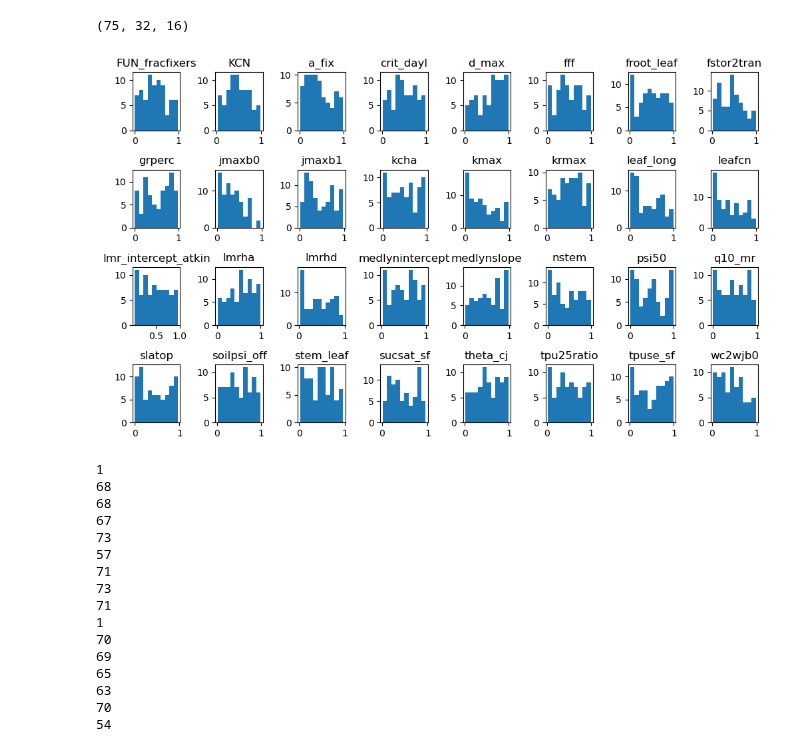
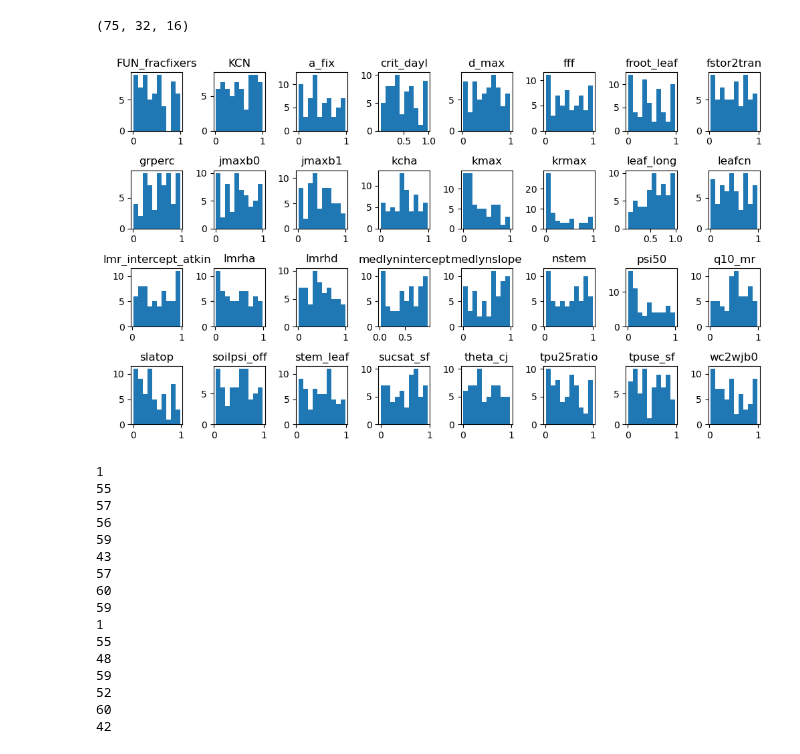
Before and after one commit to djk2120/CLM5PPE, a Jupyter notebook: pyth/history_matching/evaluate.ipynb, the cells around one changed output. Saved outputs shown, nothing was run; the diff lists cells and outputs as text; code cells hidden in the pictures.

```diff
--- a/pyth/history_matching/evaluate.ipynb
+++ b/pyth/history_matching/evaluate.ipynb
@@ -35,35 +35,37 @@ for file_name in file_list:
 for np.shape(s_sample)
 # %% [output]
 (75, 32, 16)
+# %%
+s_sample = np.load(out_dir+'selected/PxB_NROYsets_sample001.npy')
 # %%
 fig = plt.figure(figsize=(10, 6))
 
 for param in range(32):
-    s = s_sample[:,param,14]
+    s = s_sample[:,param,12]
     plt.subplot(4,8,param+1)
     plt.hist(s)
     plt.title(lhc_params.columns[param])
 
 plt.tight_layout()
 # %% [output]
-[figure, old version]
+[figure, new version]
 # %%
 for p in range(16):
     print(len(np.unique(s_sample[:,6,p])))
 # %% [output]
 1
-68
-68
-67
-73
+55
 57
-71
-73
-71
+56
+59
+43
+57
+60
+59
 1
-70
-69
-65
-63
-70
-54
+55
+48
+59
+52
+60
+42
```
Also changed, not shown: 3 other files.
